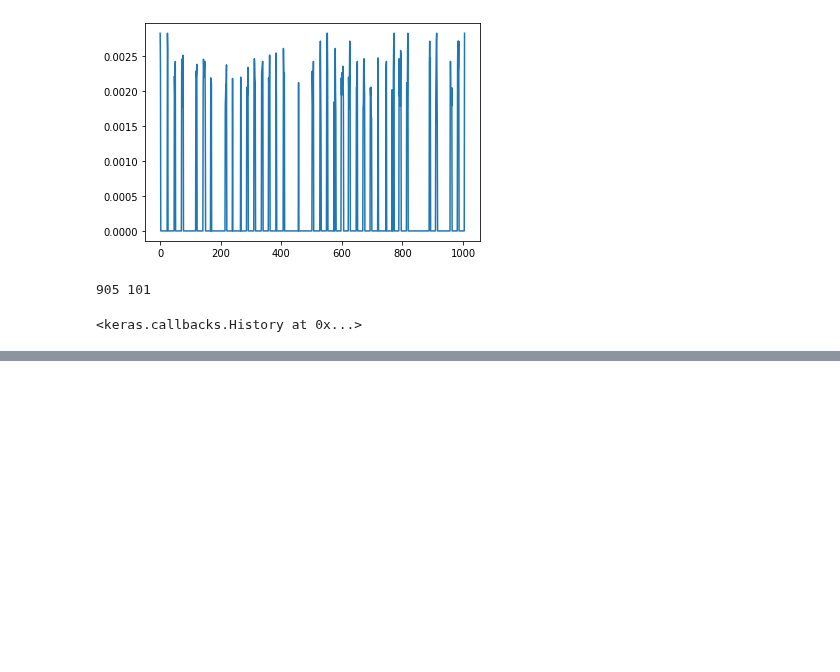
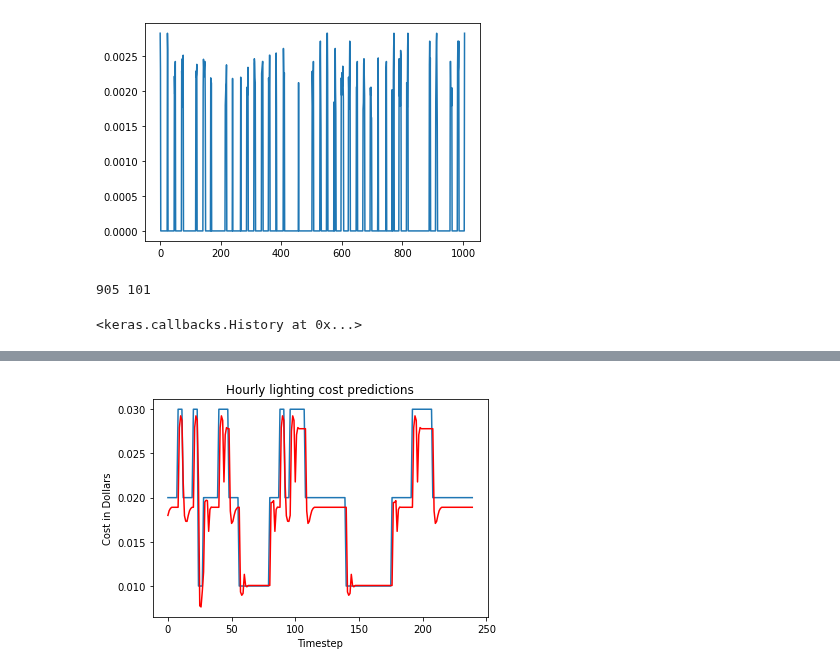
Before and after one commit to smannan/LIFXBulbAnalysis, a Jupyter notebook: LSTMEnergyModel.ipynb, the cells around one changed output, grey strips where cells are left out. Saved outputs shown, nothing was run; the diff lists cells and outputs as text; code cells hidden in the pictures; blank space fills up the shorter version.

```diff
--- a/LSTMEnergyModel.ipynb
+++ b/LSTMEnergyModel.ipynb
@@ -108,0 +115,5 @@ pge_data['timestamp'] = pd.to_datetime(pge_data['timestamp'])
+# %%
+model = Sequential()
+model.add(LSTM(50, activation='relu', input_shape=(n_steps, n_features)))
+model.add(Dense(1))
+model.compile(optimizer='adam', loss='mse')
@@ -108,0 +124,5 @@ pge_data['timestamp'] = pd.to_datetime(pge_data['timestamp'])
+# %%
+X_test, y_test = split_sequence(test, n_steps)
+X_test = X_test.reshape((X_test.shape[0], X_test.shape[1], n_features))
+# %%
+yhat = model.predict(X_test, verbose=0)
@@ -108,0 +134,4 @@ pge_data['timestamp'] = pd.to_datetime(pge_data['timestamp'])
+# %%
+plot_preds(y_test[-240:], yhat[-240:])
+# %% [output]
+[figure, added]
```
Also changed, not shown: parts of 8 cells of this notebook.
